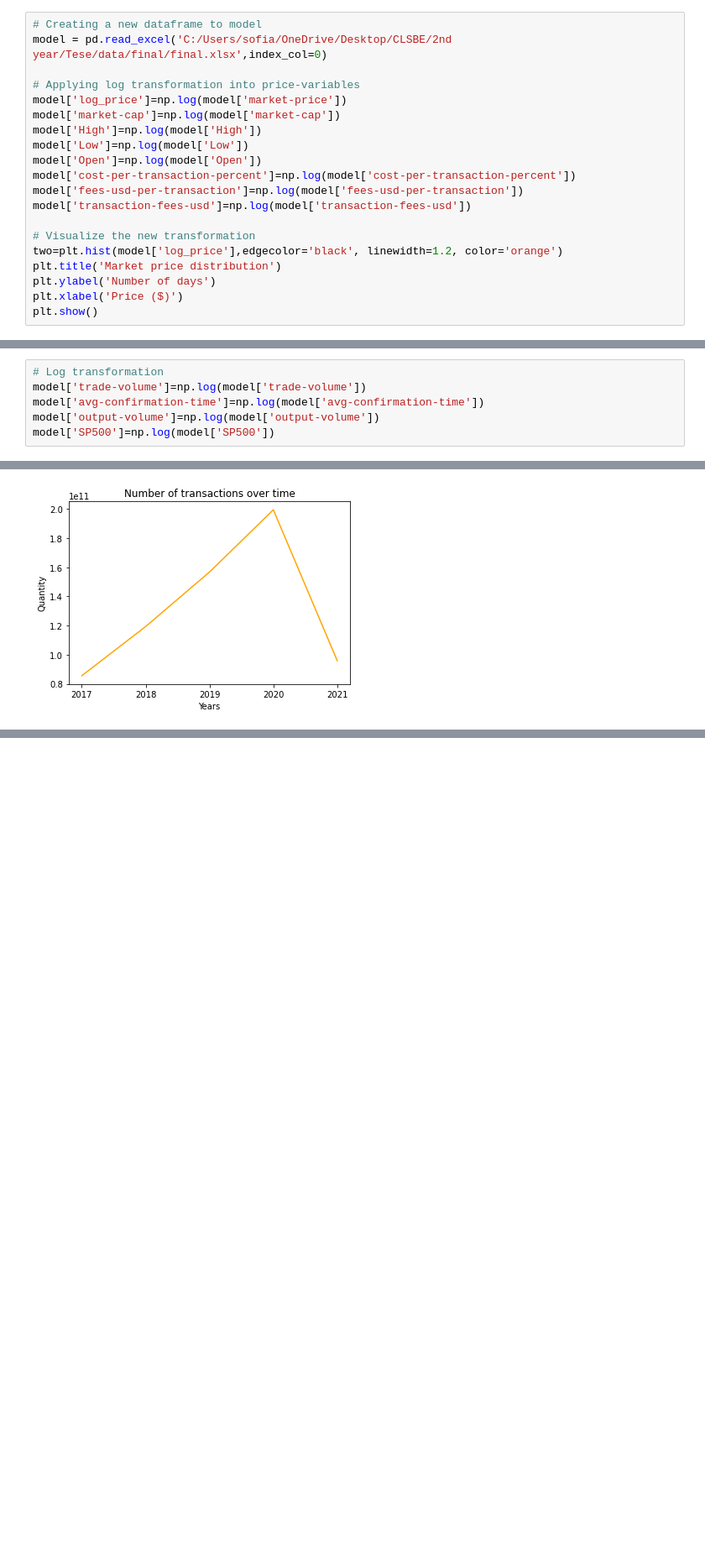
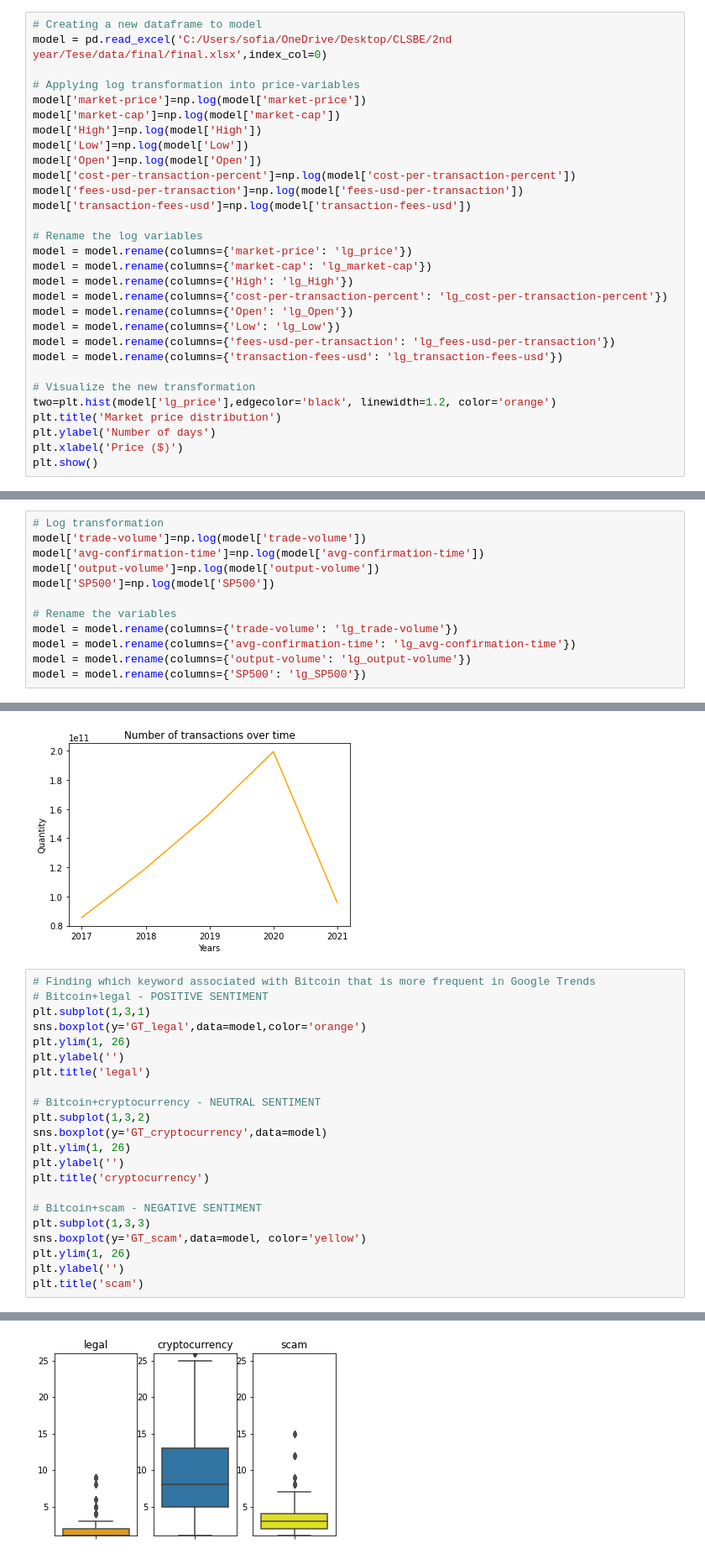
Before and after one commit to s-asrmorais/MSc_thesis_code_DataScience, a Jupyter notebook: code.ipynb, the cells around one changed output, grey strips where cells are left out. Shown: that part at 84% size. Saved outputs shown, nothing was run; the diff lists cells and outputs as text; blank space fills up the shorter version.

```diff
--- a/code.ipynb
+++ b/code.ipynb
@@ -573,7 +603,7 @@ plt.show()
 model = pd.read_excel('C:/Users/sofia/OneDrive/Desktop/CLSBE/2nd year/Tese/data/final/final.xlsx',index_col=0)
 
 # Applying log transformation into price-variables
-model['log_price']=np.log(model['market-price'])
+model['market-price']=np.log(model['market-price'])
 model['market-cap']=np.log(model['market-cap'])
 model['High']=np.log(model['High'])
 model['Low']=np.log(model['Low'])
@@ -582,8 +612,18 @@ model['cost-per-transaction-percent']=np.log(model['cost-per-transaction-percent
 model['fees-usd-per-transaction']=np.log(model['fees-usd-per-transaction'])
 model['transaction-fees-usd']=np.log(model['transaction-fees-usd'])
 
+# Rename the log variables
+model = model.rename(columns={'market-price': 'lg_price'})
+model = model.rename(columns={'market-cap': 'lg_market-cap'})
+model = model.rename(columns={'High': 'lg_High'})
+model = model.rename(columns={'cost-per-transaction-percent': 'lg_cost-per-transaction-percent'})
+model = model.rename(columns={'Open': 'lg_Open'})
+model = model.rename(columns={'Low': 'lg_Low'})
+model = model.rename(columns={'fees-usd-per-transaction': 'lg_fees-usd-per-transaction'})
+model = model.rename(columns={'transaction-fees-usd': 'lg_transaction-fees-usd'})
+
 # Visualize the new transformation
-two=plt.hist(model['log_price'],edgecolor='black', linewidth=1.2, color='orange')
+two=plt.hist(model['lg_price'],edgecolor='black', linewidth=1.2, color='orange')
 plt.title('Market price distribution')
 plt.ylabel('Number of days')
 plt.xlabel('Price ($)')
@@ -636,3 +676,9 @@ model['trade-volume']=np.log(model['trade-volume'])
 model['avg-confirmation-time']=np.log(model['avg-confirmation-time'])
 model['output-volume']=np.log(model['output-volume'])
 model['SP500']=np.log(model['SP500'])
+
+# Rename the variables
+model = model.rename(columns={'trade-volume': 'lg_trade-volume'})
+model = model.rename(columns={'avg-confirmation-time': 'lg_avg-confirmation-time'})
+model = model.rename(columns={'output-volume': 'lg_output-volume'})
+model = model.rename(columns={'SP500': 'lg_SP500'})
@@ -648,3 +697,26 @@ plt.xlabel('Years')
 plt.show()
 # %% [output]
 [figure]
+# %%
+# Finding which keyword associated with Bitcoin that is more frequent in Google Trends
+# Bitcoin+legal - POSITIVE SENTIMENT
+plt.subplot(1,3,1)
+sns.boxplot(y='GT_legal',data=model,color='orange')
+plt.ylim(1, 26)
+plt.ylabel('')
+plt.title('legal')
+
+# Bitcoin+cryptocurrency - NEUTRAL SENTIMENT
+plt.subplot(1,3,2)
+sns.boxplot(y='GT_cryptocurrency',data=model)
+plt.ylim(1, 26)
+plt.ylabel('')
+plt.title('cryptocurrency')
+
+# Bitcoin+scam - NEGATIVE SENTIMENT
+plt.subplot(1,3,3)
+sns.boxplot(y='GT_scam',data=model, color='yellow')
+plt.ylim(1, 26)
+plt.ylabel('')
+plt.title('scam')
+# %% [output]
@@ -650,0 +724 @@ plt.show()
+[figure, added]
```
Also changed, not shown: parts of 13 cells of this notebook.
